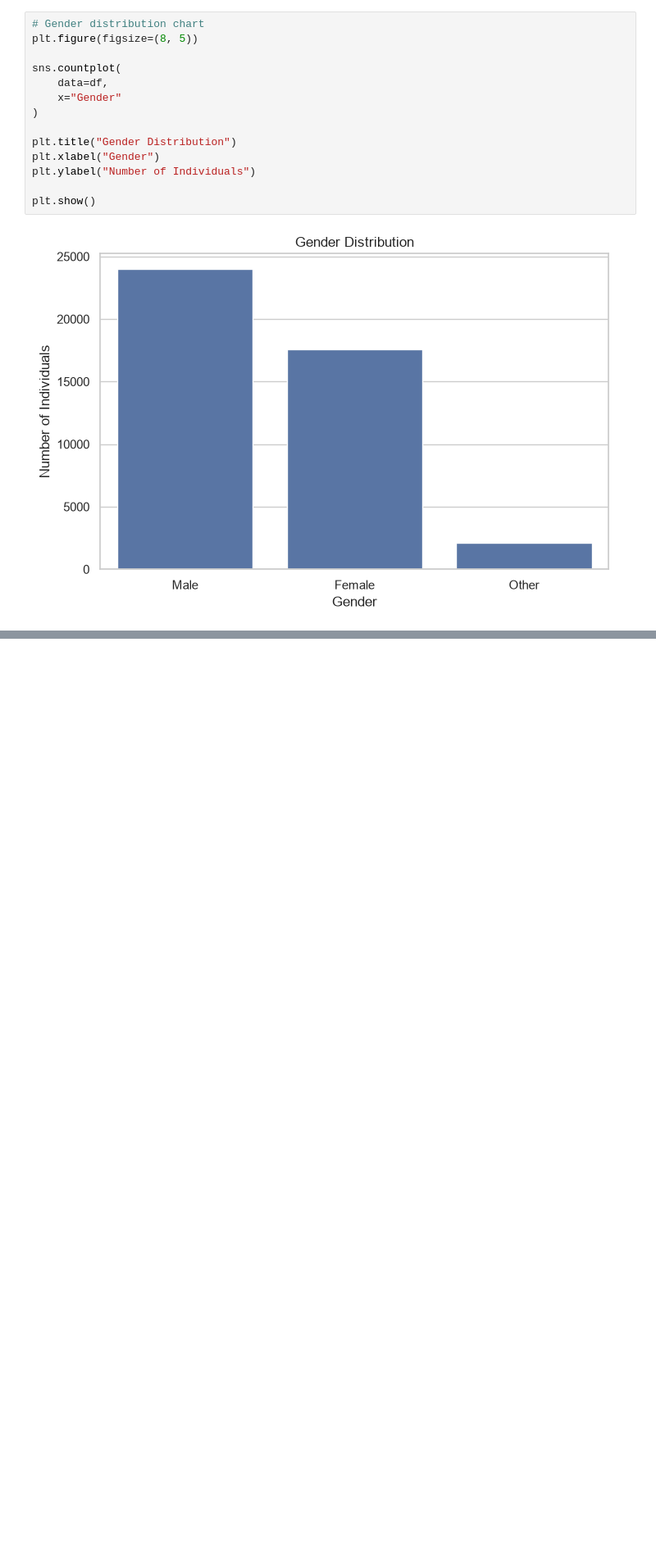
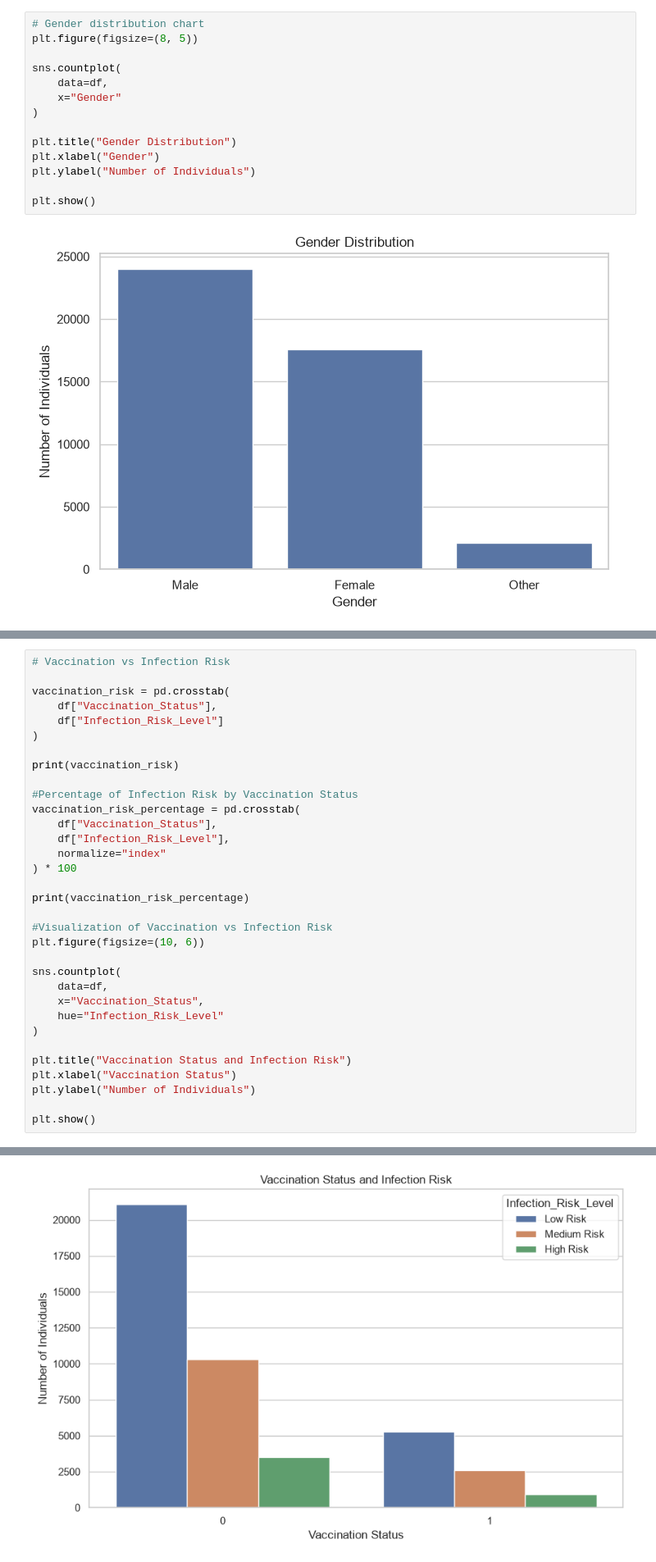
Before and after one commit to khing-fm/Data_Science, a Jupyter notebook: public_health_surveillance.ipynb, the cells around one changed output, grey strips where cells are left out. Shown at 82% size. Cells and saved outputs as stored; diff of their text form; blank space fills up the shorter version.

```diff
--- a/Public_Health_data.ipynb
+++ b/public_health_surveillance.ipynb
@@ -293,0 +331,34 @@ plt.show()
+# %%
+# Vaccination vs Infection Risk
+
+vaccination_risk = pd.crosstab(
+    df["Vaccination_Status"],
+    df["Infection_Risk_Level"]
+)
+
+print(vaccination_risk)
+
+#Percentage of Infection Risk by Vaccination Status
+vaccination_risk_percentage = pd.crosstab(
+    df["Vaccination_Status"],
+    df["Infection_Risk_Level"],
+    normalize="index"
+) * 100
+
+print(vaccination_risk_percentage)
+
+#Visualization of Vaccination vs Infection Risk
+plt.figure(figsize=(10, 6))
+
+sns.countplot(
+    data=df,
+    x="Vaccination_Status",
+    hue="Infection_Risk_Level"
+)
+
+plt.title("Vaccination Status and Infection Risk")
+plt.xlabel("Vaccination Status")
+plt.ylabel("Number of Individuals")
+
+plt.show()
+# %% [output]
@@ -293,0 +373 @@ plt.show()
+[figure, added]
```
Also changed, not shown: parts of 2 cells of this notebook, 1 other file.
